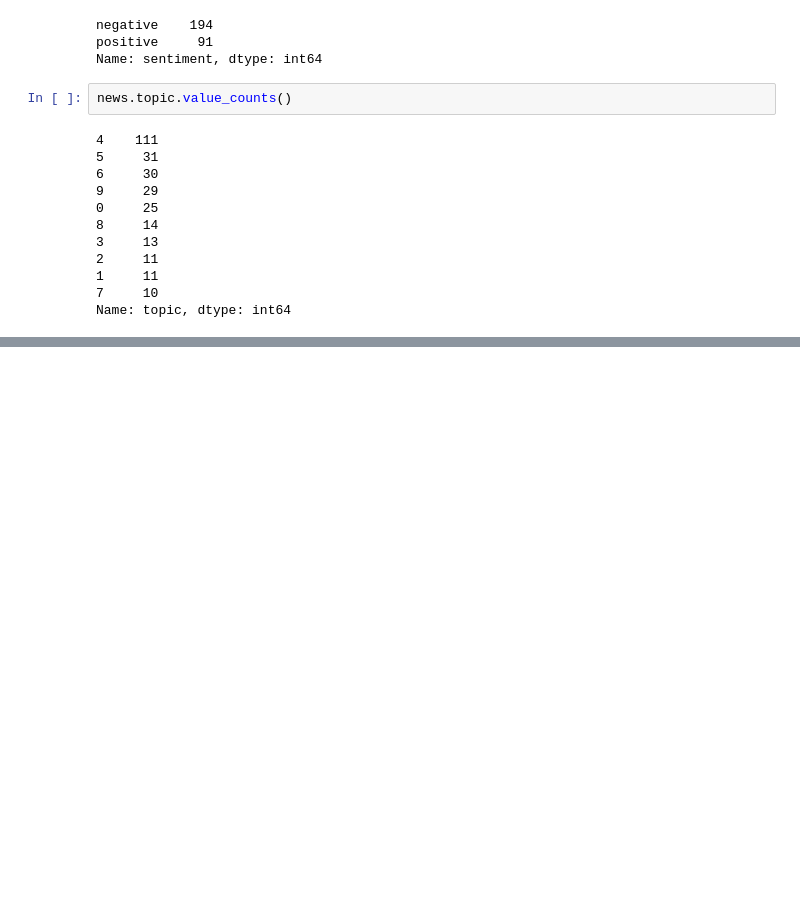
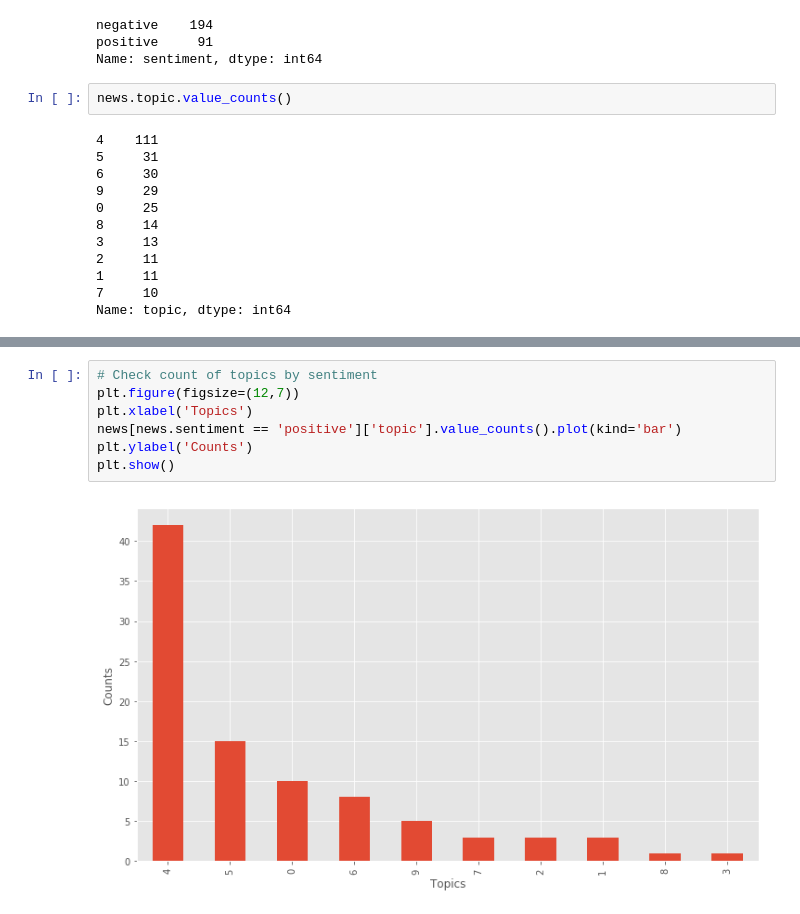
Before and after one commit to subhasisj/python-projects, a Jupyter notebook: Machine_Learning_Projects/COVID-19/Notebooks/Topic_modelling_of_news_articles.ipynb, the cells around one changed output, grey strips where cells are left out. Drawn from its saved outputs; the diff is of its cells as text; blank space fills up the shorter version.

Commit message:
plot sentiment topic counts

```diff
--- a/Machine_Learning_Projects/COVID-19/Notebooks/Topic_modelling_of_news_articles.ipynb
+++ b/Machine_Learning_Projects/COVID-19/Notebooks/Topic_modelling_of_news_articles.ipynb
@@ -290,3 +290,12 @@ lda_display = pyLDAvis.gensim.prepare(lda_model_tfidf,document_bow,dictionary,so
 pyLDAvis.display(lda_display)
 # %% [output]
 [interactive output not drawn]
+# %%
+# Check count of topics by sentiment
+plt.figure(figsize=(12,7))
+plt.xlabel('Topics')
+news[news.sentiment == 'positive']['topic'].value_counts().plot(kind='bar')
+plt.ylabel('Counts')
+plt.show()
+# %% [output]
+[figure, added]
```
Also changed, not shown: parts of 1 cell of this notebook.
